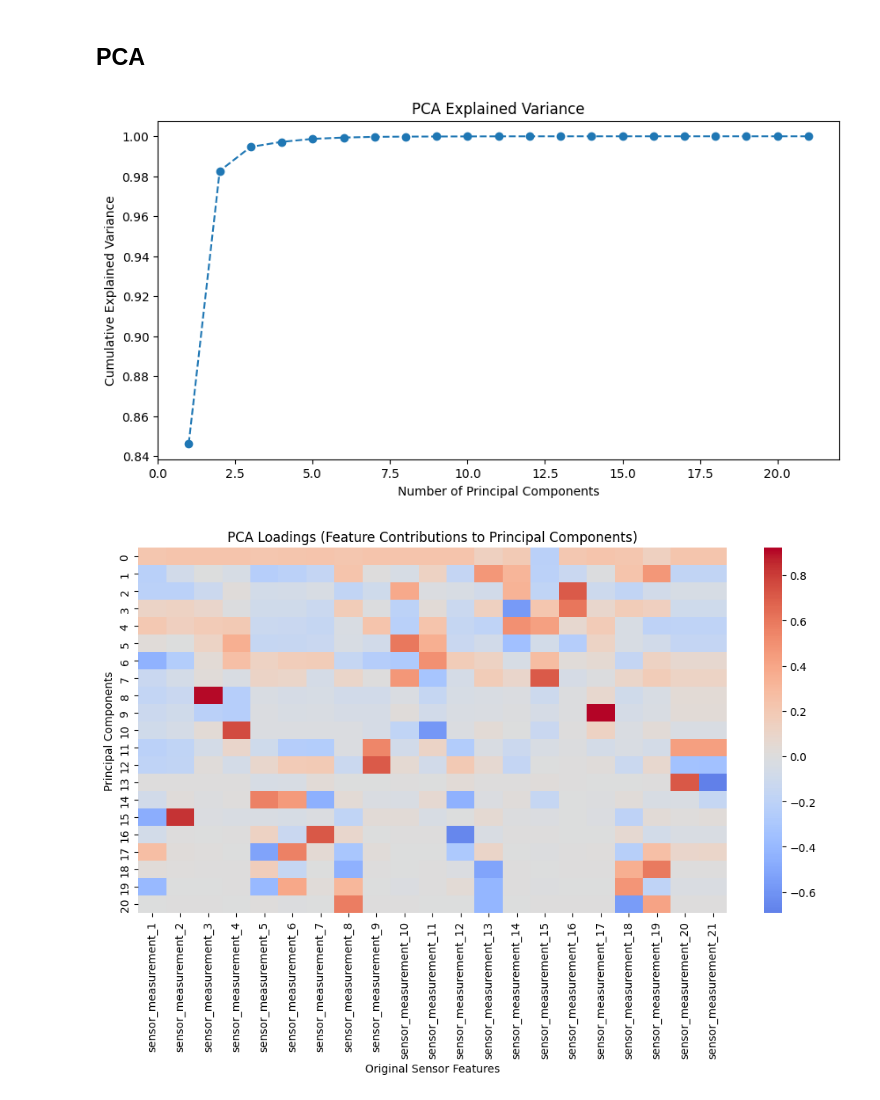
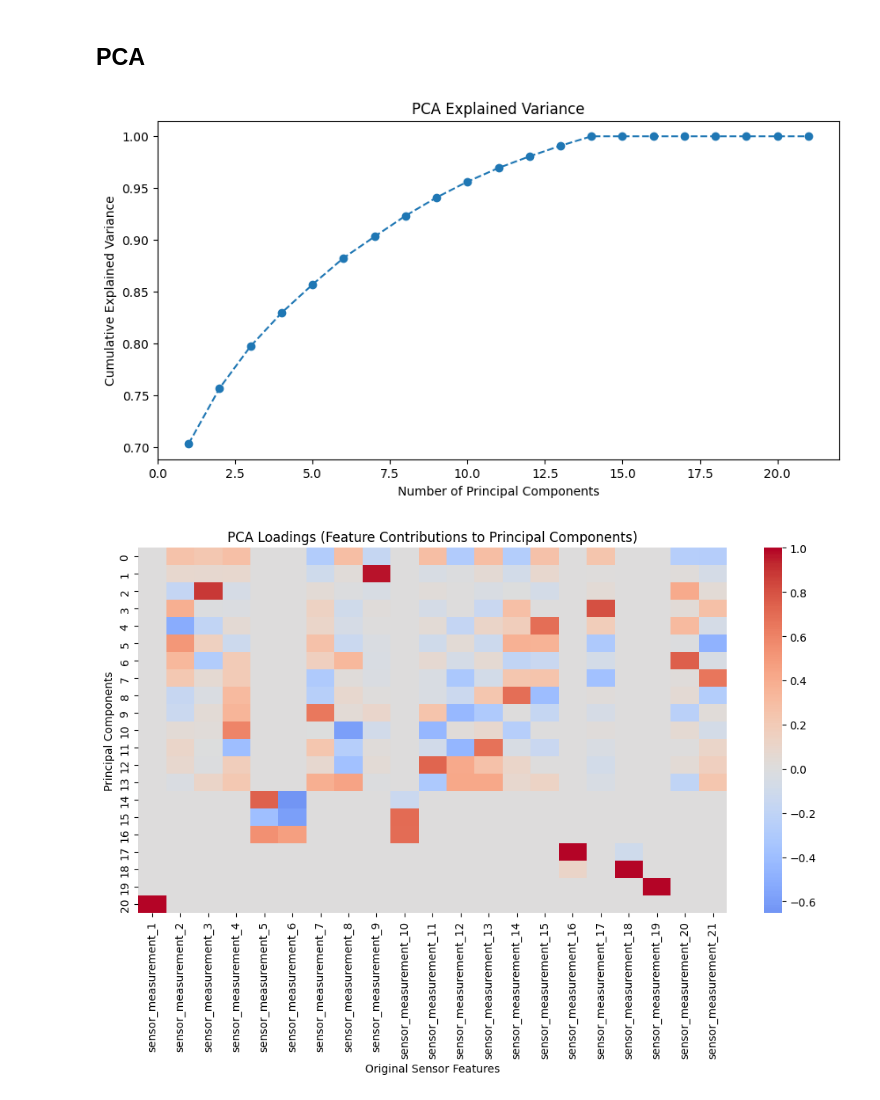
Before and after one commit to fritzhaas/failure-prediction-cmapss, a Jupyter notebook: visualization.ipynb, the cells around one changed output. Drawn from its saved outputs; the diff is of its cells as text; code cells hidden in the pictures.

```diff
--- a/visualization.ipynb
+++ b/visualization.ipynb
@@ -132,36 +133,37 @@ plt.show()
 ## PCA
 # %%
 
+df_unit =  df_train[df_train["unit_number"] == unit_id]
 # Select only sensor columns
 sensor_cols = [col for col in df_train.columns if "sensor" in col]
-sensor_data = df_train[sensor_cols]
+sensor_data = df_unit[sensor_cols]
 
 # Standardize the data
 scaler = StandardScaler()
 sensor_scaled = scaler.fit_transform(sensor_data)
 
 # Apply PCA
 pca = PCA(n_components=len(sensor_cols))
 pca.fit(sensor_scaled)
 
 # Plot Explained Variance Ratio
 plt.figure(figsize=(10, 5))
 plt.plot(range(1, len(sensor_cols)+1), np.cumsum(pca.explained_variance_ratio_), marker='o', linestyle='--')
 plt.xlabel("Number of Principal Components")
 plt.ylabel("Cumulative Explained Variance")
 plt.title("PCA Explained Variance")
 plt.show()
 
 # Create a DataFrame with PCA loadings
 pca_components = pd.DataFrame(pca.components_, columns=sensor_cols)
 
 # Plot heatmap of PCA loadings
 plt.figure(figsize=(12, 6))
 sns.heatmap(pca_components, cmap="coolwarm", center=0)
 plt.xlabel("Original Sensor Features")
 plt.ylabel("Principal Components")
 plt.title("PCA Loadings (Feature Contributions to Principal Components)")
 plt.show()
 # %% [output]
-[figure, old version]
+[figure, new version]
-[figure, old version]
+[figure, new version]
```
Also changed, not shown: parts of 1 cell of this notebook.
